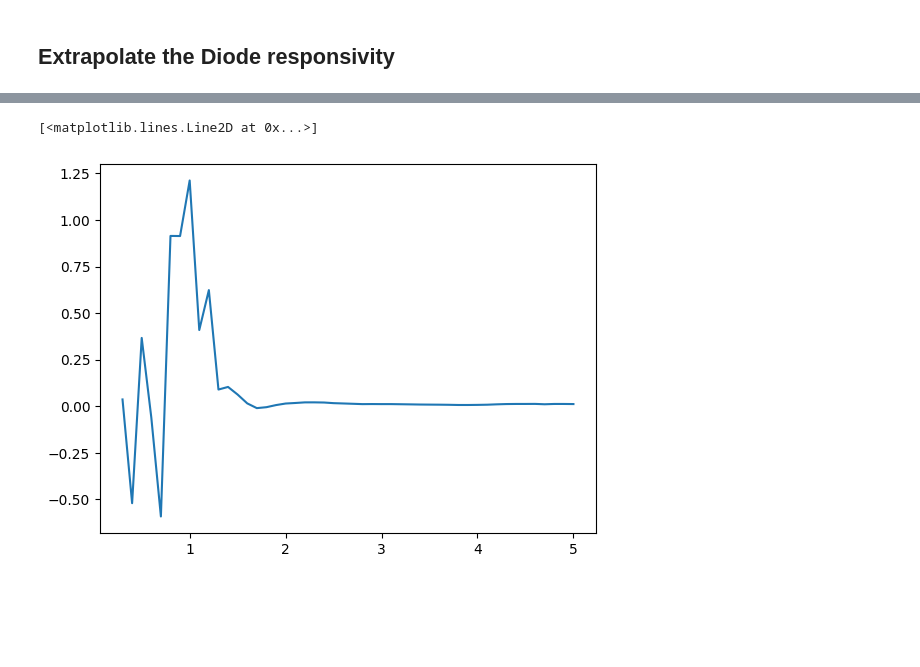
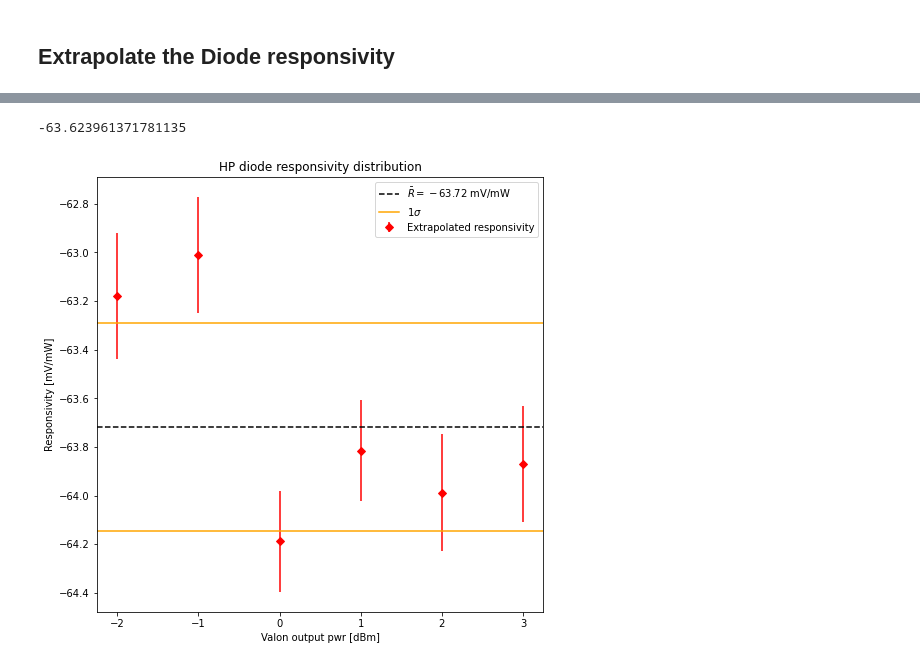
Before and after one commit to POLOCALC/lab_test_scripts, a Jupyter notebook: diode_responsivity/Data_visual.ipynb, the cells around one changed output, grey strips where cells are left out. Drawn from its saved outputs; the diff is of its cells as text; code cells hidden in the pictures; blank space fills up the shorter version.

```diff
--- a/diode_responsivity/Data_visual.ipynb
+++ b/diode_responsivity/Data_visual.ipynb
@@ -324,6 +355,28 @@ array([0.08951869])
-# %%
-dB_pwr_diff = avg_pwr_dBm[2]-avg_pwr_dBm[1][2:]
-plt.plot(att_tens[2],dB_pwr_diff)
-# %% [output]
-[<matplotlib.lines.Line2D at 0x...>]
-[figure, removed]
+# %%
+weights = 1/err_respons**2
+
+avg_resp = np.average(responsivity,weights=weights)
+err_avg_resp = np.sqrt(1/(np.sum(weights)))
+std_resp = np.std(responsivity)
+# %%
+avg_resp+err_avg_resp
+# %% [output]
+-63.623961371781135
+# %%
+fig = plt.figure(figsize=(8,8))
+
+ax = fig.add_subplot(111)
+
+ax.errorbar(valon_pwr,responsivity,yerr=err_respons,ls='',marker='D',color='red',label='Extrapolated responsivity')
+ax.axhline(avg_resp,color='black',ls='--',label=r'$\bar{R}=%.2f$ mV/mW'%avg_resp)
+ax.axhline(avg_resp-std_resp,color='orange',label=r'$1\sigma$')
+ax.axhline(avg_resp+std_resp,color='orange')
+
+ax.set_xlabel('Valon output pwr [dBm]')
+ax.set_ylabel('Responsivity [mV/mW]')
+ax.set_title('HP diode responsivity distribution')
+ax.legend()
+
+plt.savefig(path+'/responsivity_distr.jpg',format='jpg')
+# %% [output]
+[figure, added]
```
Also changed, not shown: parts of 11 cells of this notebook.
